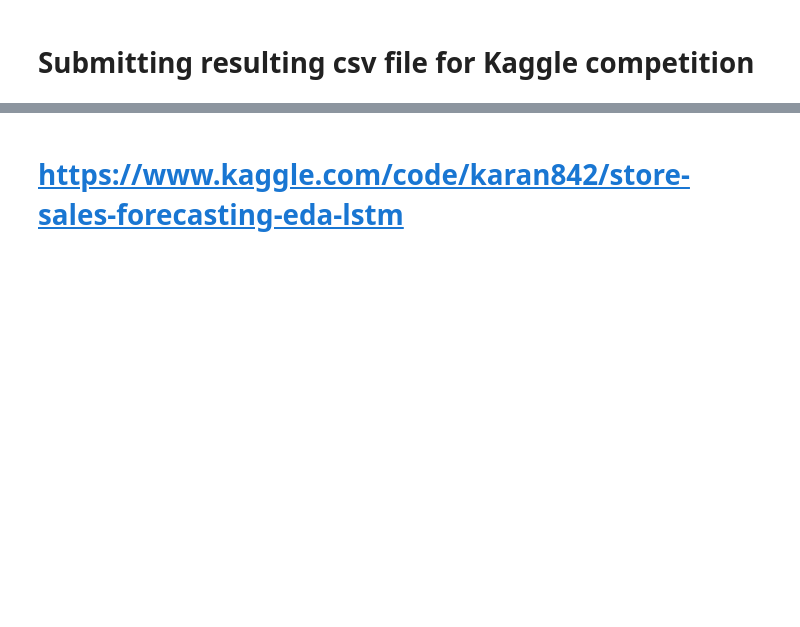
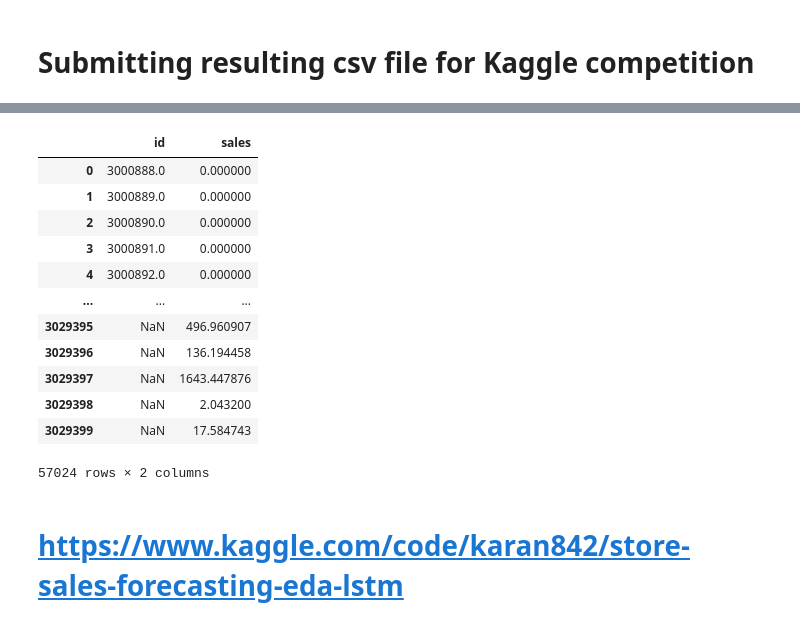
Before and after one commit to pascalHuang/Kaggle-Store-Sales, a Jupyter notebook: Store Sales - Time Series Forecasting.ipynb, the cells around one changed output, grey strips where cells are left out. Drawn from its saved outputs; the diff is of its cells as text; code cells hidden in the pictures; blank space fills up the shorter version.

```diff
--- a/Store Sales - Time Series Forecasting.ipynb
+++ b/Store Sales - Time Series Forecasting.ipynb
@@ -1146,13 +1266,8 @@ submission = pd.read_csv('sample_submission.csv')
 # %%
-## mapping ypredict to pivoted test data
 for day_ith, day_ith_pred in y_predict.iterrows():
-    #day_ith iteration, 16 days in totals
-    #day_ith_pred, predicted data of 9 stores, 33 classes of good for each day
-    #Iterate over DataFrame rows as (index, Series) pairs.
-#     print(n_samples_per_day)
-    # n_samples_per_day number of
-    for n_samples_per_day in range(len(day_ith_pred)): ## iterating the number of sample, from 0 to 1781, for 16 days
-#         print(pivoted_test.iloc[[day_ith], [n_samples_per_day]])
+    for n_samples_per_day in range(len(day_ith_pred)):
+
         sample_id = pivoted_test.iloc[[day_ith], [n_samples_per_day]].values[0][0] #total number of samples
         values= max(0,day_ith_pred.values[n_samples_per_day]) #price that is negative will be set to 0
+        submission.at[sample_id, 'sales'] = values
         print(values)
@@ -1159,4 +1292,16 @@ for day_ith, day_ith_pred in y_predict.iterrows():
 # %%
-#submission
+submission
+# %% [output]
+|  | id | sales |
+| 0 | 3000888.0 | 0.000000 |
+| 1 | 3000889.0 | 0.000000 |
+| 2 | 3000890.0 | 0.000000 |
+| 3 | 3000891.0 | 0.000000 |
+| 4 | 3000892.0 | 0.000000 |
+| ... | ... | ... |
+| 3029395 | NaN | 496.960907 |
+| 3029396 | NaN | 136.194458 |
+| 3029397 | NaN | 1643.447876 |
+| 3029398 | NaN | 2.043200 |
+| 3029399 | NaN | 17.584743 |
+57024 rows × 2 columns
-# %% [markdown]
-# https://www.kaggle.com/code/karan842/store-sales-forecasting-eda-lstm
@@ -1162,0 +1310,2 @@ for day_ith, day_ith_pred in y_predict.iterrows():
+# %% [markdown]
+# https://www.kaggle.com/code/karan842/store-sales-forecasting-eda-lstm
```
Also changed, not shown: parts of 18 cells of this notebook.
